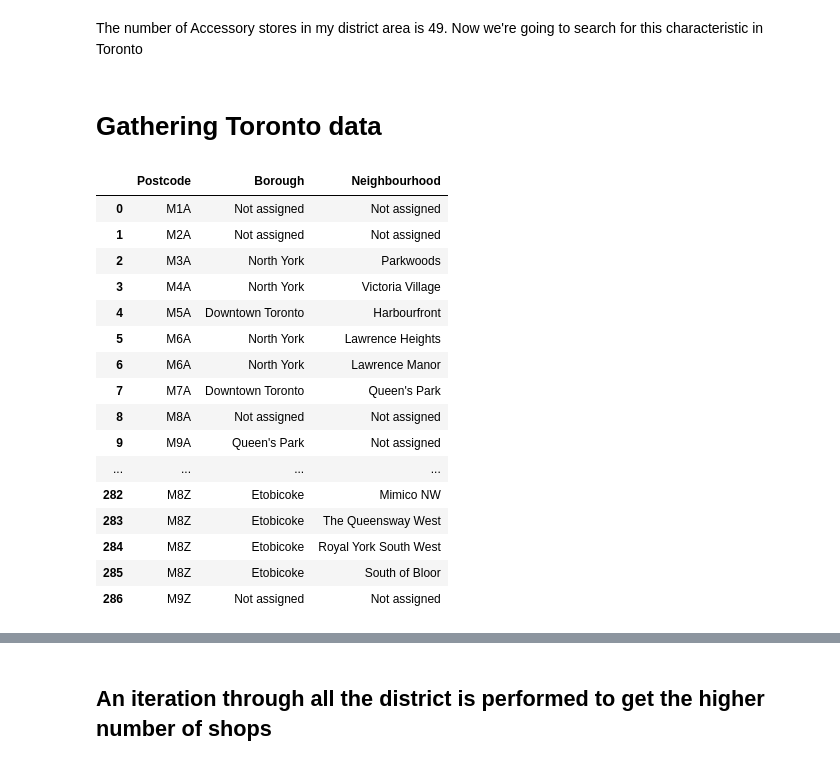
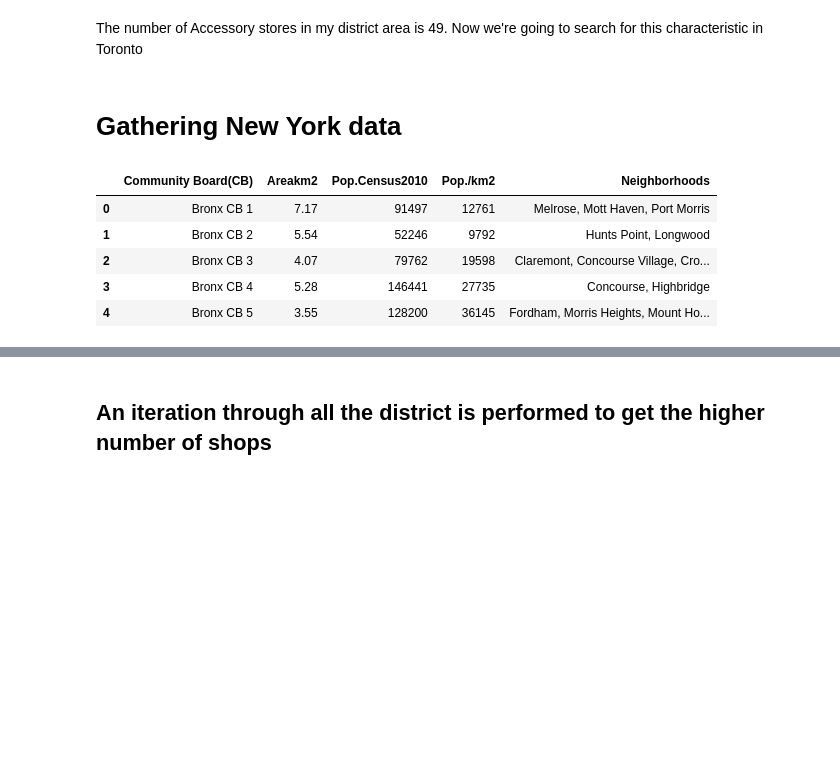
Before and after one commit to GUC83/github-coursera, a Jupyter notebook: the Battle of Neighborhoods.ipynb, the cells around one changed output, grey strips where cells are left out. Cells and saved outputs as stored; diff of their text form; code cells hidden in the pictures; blank space fills up the shorter version.

```diff
--- a/the Battle of Neighborhoods.ipynb
+++ b/the Battle of Neighborhoods.ipynb
@@ -281,29 +290,18 @@ venues_map
 
 The number of Accessory stores in my district area is 49. Now we're going to search for this characteristic in Toronto
 # %% [markdown]
-# Gathering Toronto data
+# Gathering New York data
 # %%
 # Importing the neighbourhood data
 
-link = 'https://en.wikipedia.org/wiki/List_of_postal_codes_of_Canada:_M'
+link_ny = 'https://en.wikipedia.org/wiki/Neighborhoods_in_New_York_City'
 
-df = pd.read_html(link)[0]
-df
+NY = pd.read_html(link_ny)[0]
+NY.head()
 # %% [output]
-|  | Postcode | Borough | Neighbourhood |
-| 0 | M1A | Not assigned | Not assigned |
-| 1 | M2A | Not assigned | Not assigned |
-| 2 | M3A | North York | Parkwoods |
-| 3 | M4A | North York | Victoria Village |
-| 4 | M5A | Downtown Toronto | Harbourfront |
-| 5 | M6A | North York | Lawrence Heights |
-| 6 | M6A | North York | Lawrence Manor |
-| 7 | M7A | Downtown Toronto | Queen's Park |
-| 8 | M8A | Not assigned | Not assigned |
-| 9 | M9A | Queen's Park | Not assigned |
-| ... | ... | ... | ... |
-| 282 | M8Z | Etobicoke | Mimico NW |
-| 283 | M8Z | Etobicoke | The Queensway West |
-| 284 | M8Z | Etobicoke | Royal York South West |
-| 285 | M8Z | Etobicoke | South of Bloor |
-| 286 | M9Z | Not assigned | Not assigned |
+|  | Community Board(CB) | Areakm2 | Pop.Census2010 | Pop./km2 | Neighborhoods |
+| 0 | Bronx CB 1 | 7.17 | 91497 | 12761 | Melrose, Mott Haven, Port Morris |
+| 1 | Bronx CB 2 | 5.54 | 52246 | 9792 | Hunts Point, Longwood |
+| 2 | Bronx CB 3 | 4.07 | 79762 | 19598 | Claremont, Concourse Village, Cro... |
+| 3 | Bronx CB 4 | 5.28 | 146441 | 27735 | Concourse, Highbridge |
+| 4 | Bronx CB 5 | 3.55 | 128200 | 36145 | Fordham, Morris Heights, Mount Ho... |
```
Also changed, not shown: parts of 28 cells of this notebook.
